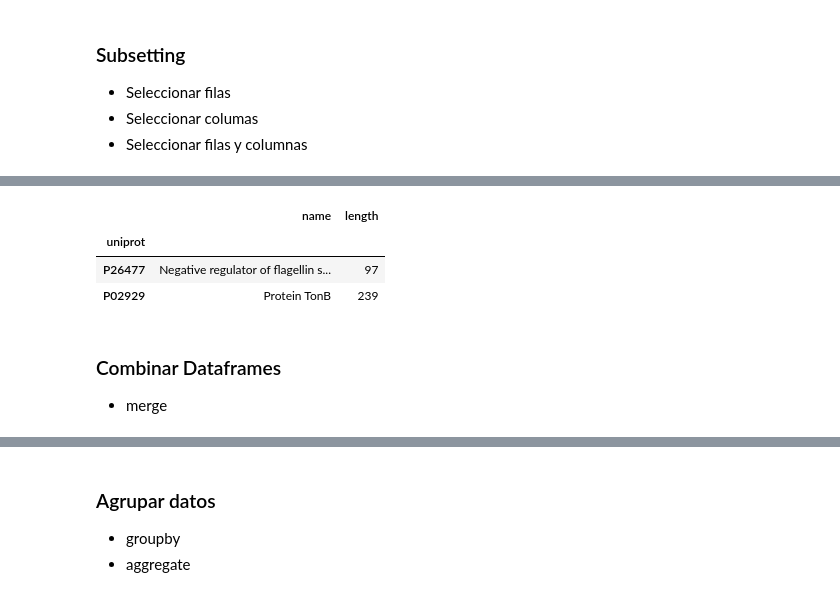
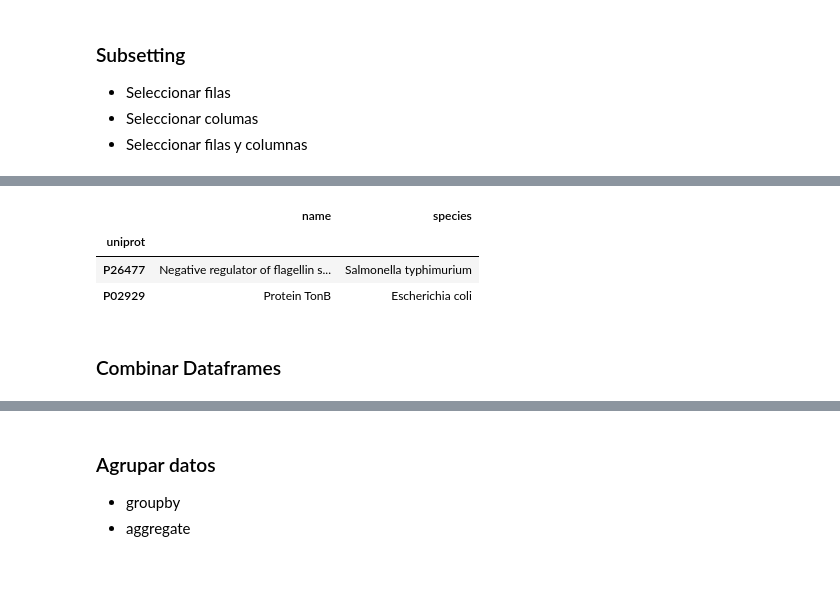
Before and after one commit to javieriserte/qualitative-data-course, a Jupyter notebook: classes/C01.Intro.Python.ipynb, the cells around one changed output, grey strips where cells are left out. Cells and saved outputs as stored; diff of their text form; code cells hidden in the pictures.

```diff
--- a/classes/C01.Intro.Python.ipynb
+++ b/classes/C01.Intro.Python.ipynb
@@ -1208,19 +1213,19 @@ df.iloc[:, 0]
 # %%
 # Seleccionar filas y columnas
 
 # por nombre
 df.loc[["P26477", "P02929"], ["name", "species"]]
 
 # por posición
 df.iloc[[0, 2], [0, 2]]
 
 # Alternativas
 df.loc[["P26477", "P02929"], :].iloc[:, [0, 2]]
+df.loc[["P26477", "P02929"], :][["name", "species"]]
 # %% [output]
-|  | name | length |
+|  | name | species |
 | uniprot |  |  |
-| P26477 | Negative regulator of flagellin s... | 97 |
-| P02929 | Protein TonB | 239 |
+| P26477 | Negative regulator of flagellin s... | Salmonella typhimurium |
+| P02929 | Protein TonB | Escherichia coli |
 # %% [markdown]
 ### Combinar Dataframes
-- merge
```
Also changed, not shown: parts of 24 cells of this notebook.
